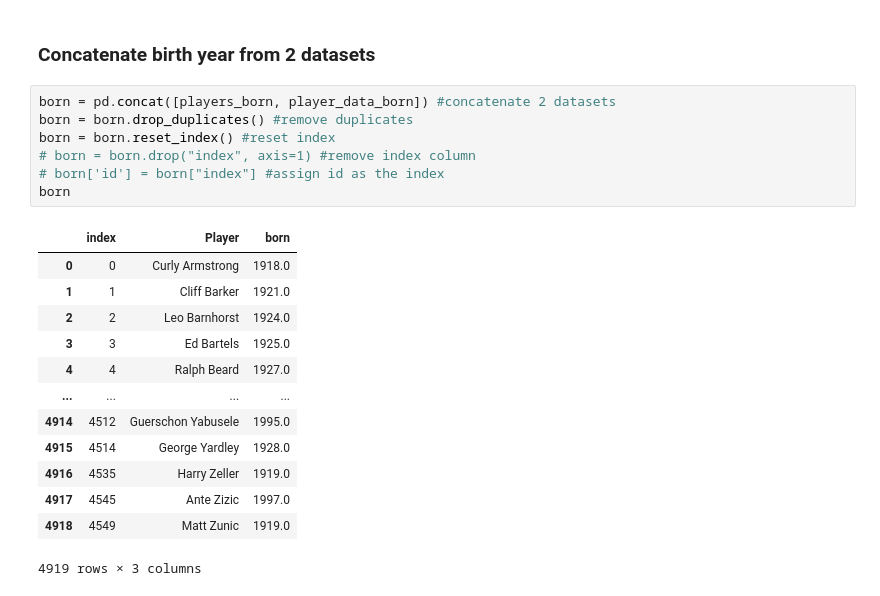
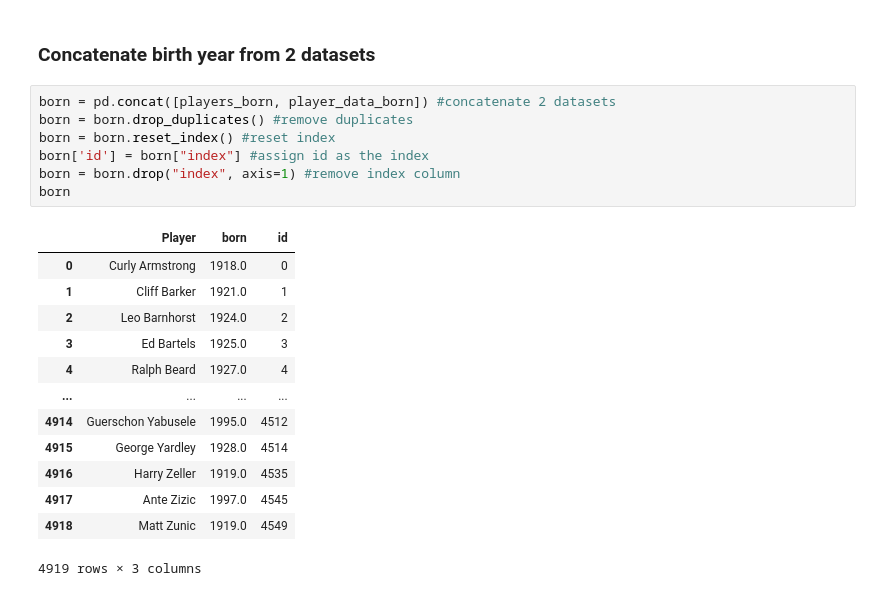
Before and after one commit to SamuelFolledo/DS2.1-Machine-Learning, a Jupyter notebook: Final Project/Final Project.ipynb, the cells around one changed output. Drawn from its saved outputs; the diff is of its cells as text.

Commit message:
[add] updated born index from idi

```diff
--- a/Final Project/Final Project.ipynb
+++ b/Final Project/Final Project.ipynb
@@ -257,21 +257,21 @@ player_data.head()
 # %%
 born = pd.concat([players_born, player_data_born]) #concatenate 2 datasets
 born = born.drop_duplicates() #remove duplicates
 born = born.reset_index() #reset index
-# born = born.drop("index", axis=1) #remove index column
-# born['id'] = born["index"] #assign id as the index
+born['id'] = born["index"] #assign id as the index
+born = born.drop("index", axis=1) #remove index column
 born
 # %% [output]
-|  | index | Player | born |
-| 0 | 0 | Curly Armstrong | 1918.0 |
-| 1 | 1 | Cliff Barker | 1921.0 |
-| 2 | 2 | Leo Barnhorst | 1924.0 |
-| 3 | 3 | Ed Bartels | 1925.0 |
-| 4 | 4 | Ralph Beard | 1927.0 |
+|  | Player | born | id |
+| 0 | Curly Armstrong | 1918.0 | 0 |
+| 1 | Cliff Barker | 1921.0 | 1 |
+| 2 | Leo Barnhorst | 1924.0 | 2 |
+| 3 | Ed Bartels | 1925.0 | 3 |
+| 4 | Ralph Beard | 1927.0 | 4 |
 | ... | ... | ... | ... |
-| 4914 | 4512 | Guerschon Yabusele | 1995.0 |
-| 4915 | 4514 | George Yardley | 1928.0 |
-| 4916 | 4535 | Harry Zeller | 1919.0 |
-| 4917 | 4545 | Ante Zizic | 1997.0 |
-| 4918 | 4549 | Matt Zunic | 1919.0 |
+| 4914 | Guerschon Yabusele | 1995.0 | 4512 |
+| 4915 | George Yardley | 1928.0 | 4514 |
+| 4916 | Harry Zeller | 1919.0 | 4535 |
+| 4917 | Ante Zizic | 1997.0 | 4545 |
+| 4918 | Matt Zunic | 1919.0 | 4549 |
 4919 rows × 3 columns
```
